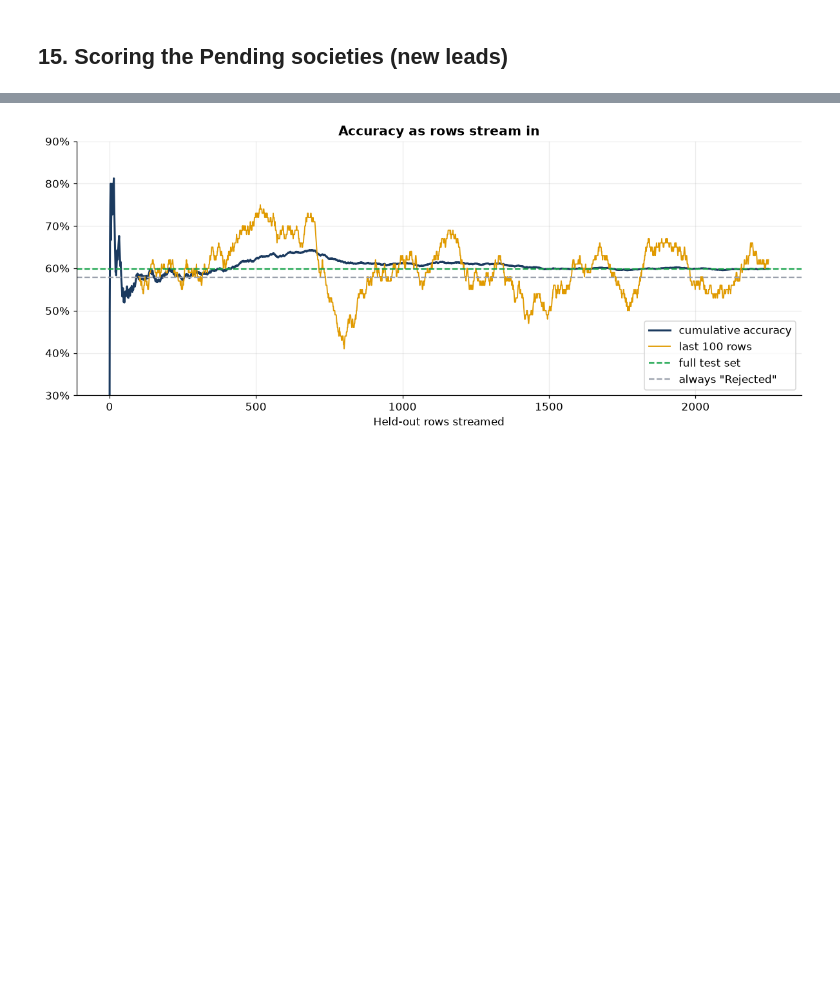
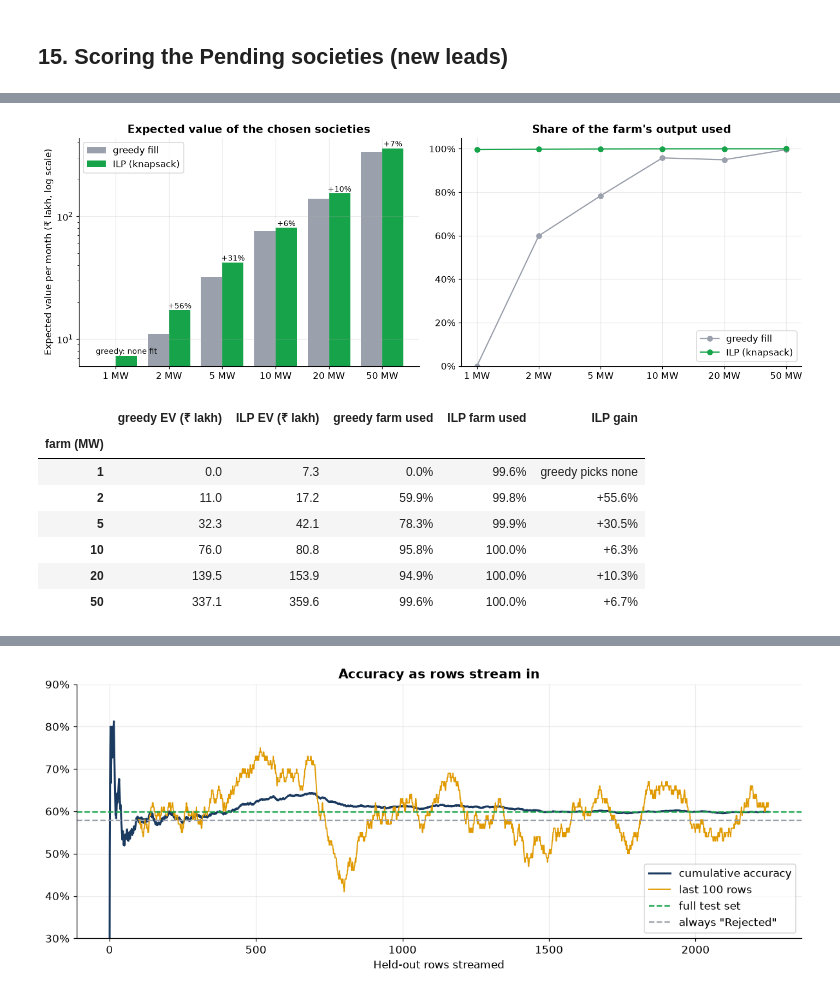
Before and after one commit to Heet-P/SGP-II, a Jupyter notebook: notebooks/SolarLeads_Model_Training.ipynb, the cells around one changed output, grey strips where cells are left out. Drawn from its saved outputs; the diff is of its cells as text; code cells hidden in the pictures; blank space fills up the shorter version.

```diff
--- a/notebooks/SolarLeads_Model_Training.ipynb
+++ b/notebooks/SolarLeads_Model_Training.ipynb
@@ -737 +767,46 @@ Farm output: 684 MWh a month · 3 societies fit · they would save ₹35.3 lakh
+# %%
+# Greedy vs ILP across farm sizes. Greedy stops at the first society that does not fit, so large
+# societies can block the list and leave capacity unused; the ILP finds the best combination.
+rows = []
+for mw in [1, 2, 5, 10, 20, 50]:
+    cap = mw * 1000 * 24 * 30 * CUF
+    g = greedy(plan["avg_monthly_consumption_kwh"], cap)
+    x = knapsack(plan["expected_value"], plan["avg_monthly_consumption_kwh"], cap)
+    rows.append({"farm (MW)": mw,
+                 "greedy EV (₹ lakh)": plan.expected_value[g].sum() / 1e5, "ILP EV (₹ lakh)": plan.expected_value[x].sum() / 1e5,
+                 "greedy farm used": plan.avg_monthly_consumption_kwh[g].sum() / cap,
+                 "ILP farm used": plan.avg_monthly_consumption_kwh[x].sum() / cap})
+alloc = pd.DataFrame(rows).set_index("farm (MW)")
+# At 1 MW the single best society is larger than the farm, so the greedy fill picks nothing at all.
+alloc["ILP gain"] = alloc["ILP EV (₹ lakh)"] / alloc["greedy EV (₹ lakh)"].replace(0, np.nan) - 1
+
+fig, axes = plt.subplots(1, 2, figsize=(13, 4.6))
+pos = np.arange(len(alloc))
+axes[0].bar(pos - 0.2, alloc["greedy EV (₹ lakh)"], 0.4, color=COLORS["grey"], label="greedy fill")
+axes[0].bar(pos + 0.2, alloc["ILP EV (₹ lakh)"], 0.4, color=COLORS["green"], label="ILP (knapsack)")
+for i, gain in enumerate(alloc["ILP gain"]):
+    label = "greedy: none fit" if not np.isfinite(gain) else f"+{gain:.0%}"
+    axes[0].annotate(label, (i + 0.2, alloc["ILP EV (₹ lakh)"].iloc[i]), ha="center", va="bottom", fontsize=9)
+axes[0].set_xticks(pos, [f"{m} MW" for m in alloc.index]); axes[0].set_yscale("log")
+axes[0].set_ylabel("Expected value per month (₹ lakh, log scale)"); axes[0].set_title("Expected value of the chosen societies")
+axes[0].legend()
+axes[1].plot(pos, alloc["greedy farm used"], "o-", color=COLORS["grey"], label="greedy fill")
+axes[1].plot(pos, alloc["ILP farm used"], "o-", color=COLORS["green"], label="ILP (knapsack)")
+axes[1].set_xticks(pos, [f"{m} MW" for m in alloc.index]); axes[1].set_ylim(0, 1.05)
+axes[1].yaxis.set_major_formatter(PercentFormatter(1)); axes[1].set_title("Share of the farm's output used")
+axes[1].legend(loc="lower right")
+plt.tight_layout()
+plt.show()
+alloc.style.format({"greedy EV (₹ lakh)": "{:.1f}", "ILP EV (₹ lakh)": "{:.1f}", "greedy farm used": "{:.1%}",
+                    "ILP farm used": "{:.1%}", "ILP gain": "+{:.1%}"}, na_rep="greedy picks none")
+# %% [output]
+[figure, added]
+|  | greedy EV (₹ lakh) | ILP EV (₹ lakh) | greedy farm used | ILP farm used | ILP gain |
+| farm (MW) |  |  |  |  |  |
+| 1 | 0.0 | 7.3 | 0.0% | 99.6% | greedy picks none |
+| 2 | 11.0 | 17.2 | 59.9% | 99.8% | +55.6% |
+| 5 | 32.3 | 42.1 | 78.3% | 99.9% | +30.5% |
+| 10 | 76.0 | 80.8 | 95.8% | 100.0% | +6.3% |
+| 20 | 139.5 | 153.9 | 94.9% | 100.0% | +10.3% |
+| 50 | 337.1 | 359.6 | 99.6% | 100.0% | +6.7% |
 # %%
```
Also changed, not shown: parts of 10 cells of this notebook, 7 other files.
